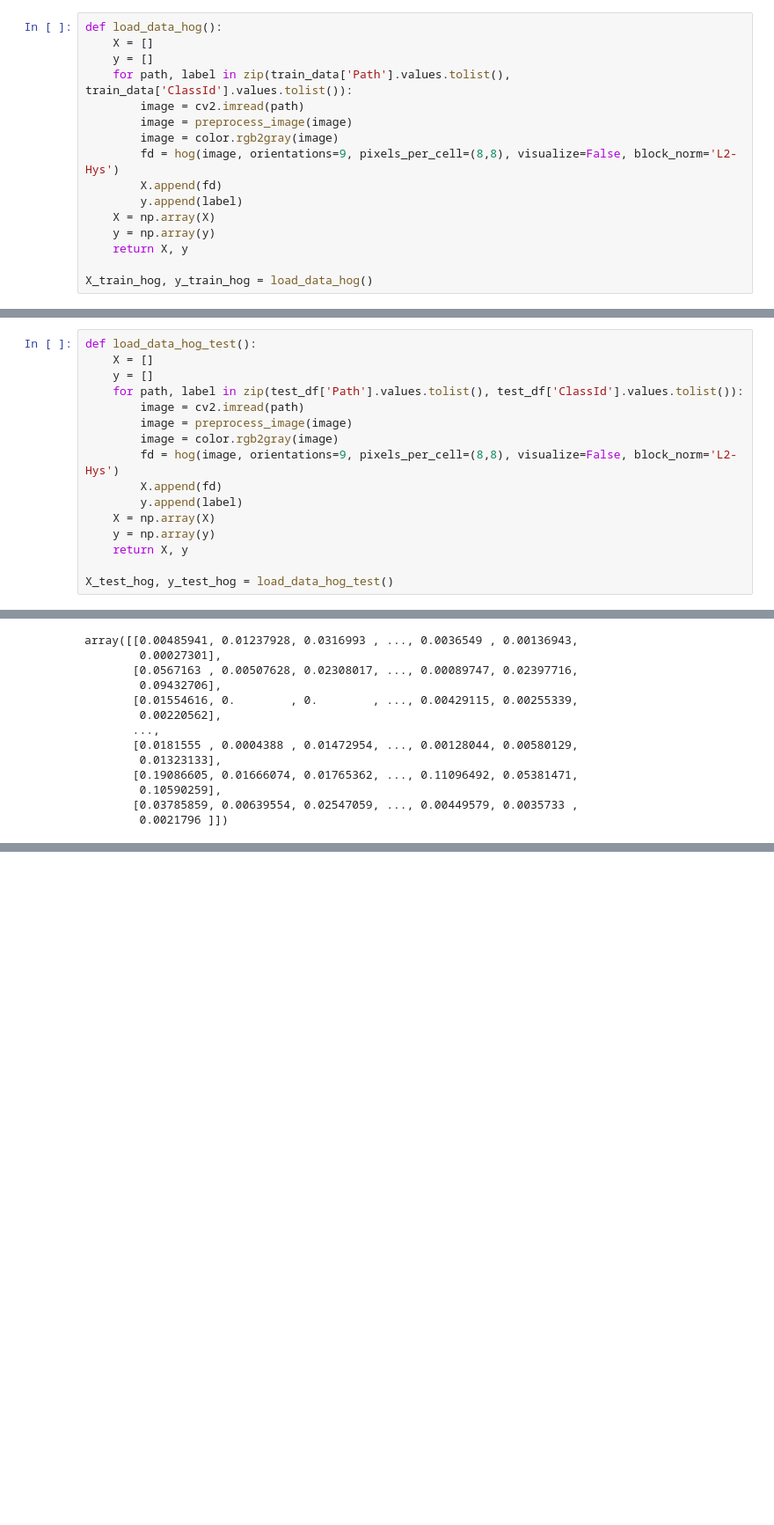
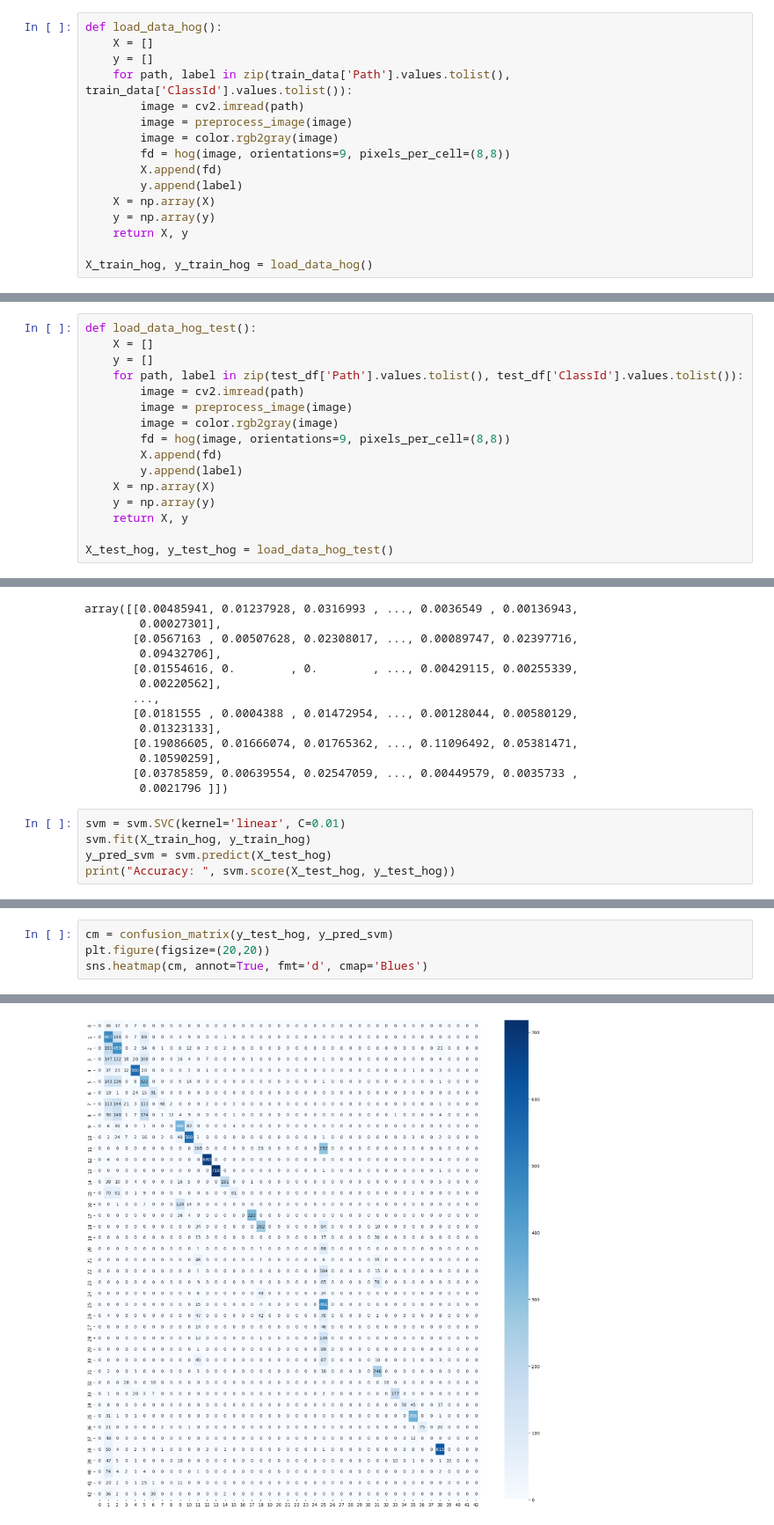
Before and after one commit to Nenyal/Traffic-Sign-Classification-CNN, a Jupyter notebook: main.ipynb, the cells around one changed output, grey strips where cells are left out. Shown at 88% size. Saved outputs shown, nothing was run; the diff lists cells and outputs as text; blank space fills up the shorter version.

Commit message:
updates and plots

```diff
--- a/main.ipynb
+++ b/main.ipynb
@@ -285,7 +289,7 @@ def load_data_hog():
         image = cv2.imread(path)
         image = preprocess_image(image)
         image = color.rgb2gray(image)
-        fd = hog(image, orientations=9, pixels_per_cell=(8,8), visualize=False, block_norm='L2-Hys')
+        fd = hog(image, orientations=9, pixels_per_cell=(8,8))
         X.append(fd)
         y.append(label)
     X = np.array(X)
@@ -317,7 +321,7 @@ def load_data_hog_test():
         image = cv2.imread(path)
         image = preprocess_image(image)
         image = color.rgb2gray(image)
-        fd = hog(image, orientations=9, pixels_per_cell=(8,8), visualize=False, block_norm='L2-Hys')
+        fd = hog(image, orientations=9, pixels_per_cell=(8,8))
         X.append(fd)
         y.append(label)
     X = np.array(X)
@@ -341,3 +345,8 @@ array([[0.00485941, 0.01237928, 0.0316993 , ..., 0.0036549 , 0.00136943,
         0.10590259],
        [0.03785859, 0.00639554, 0.02547059, ..., 0.00449579, 0.0035733 ,
         0.0021796 ]])
+# %%
+svm = svm.SVC(kernel='linear', C=0.01)
+svm.fit(X_train_hog, y_train_hog)
+y_pred_svm = svm.predict(X_test_hog)
+print("Accuracy: ", svm.score(X_test_hog, y_test_hog))
@@ -343,0 +365,5 @@ array([[0.00485941, 0.01237928, 0.0316993 , ..., 0.0036549 , 0.00136943,
+# %%
+cm = confusion_matrix(y_test_hog, y_pred_svm)
+plt.figure(figsize=(20,20))
+sns.heatmap(cm, annot=True, fmt='d', cmap='Blues')
+# %% [output]
@@ -343,0 +371 @@ array([[0.00485941, 0.01237928, 0.0316993 , ..., 0.0036549 , 0.00136943,
+[figure, added]
```
Also changed, not shown: parts of 16 cells of this notebook, 7 other files.
